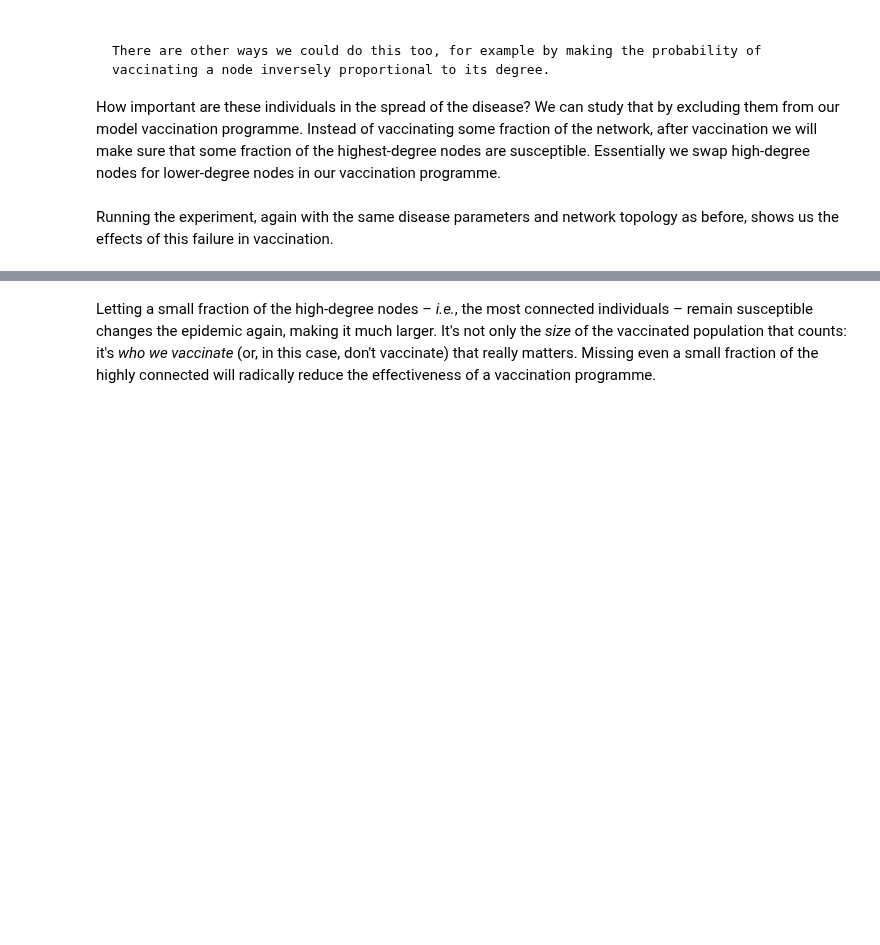
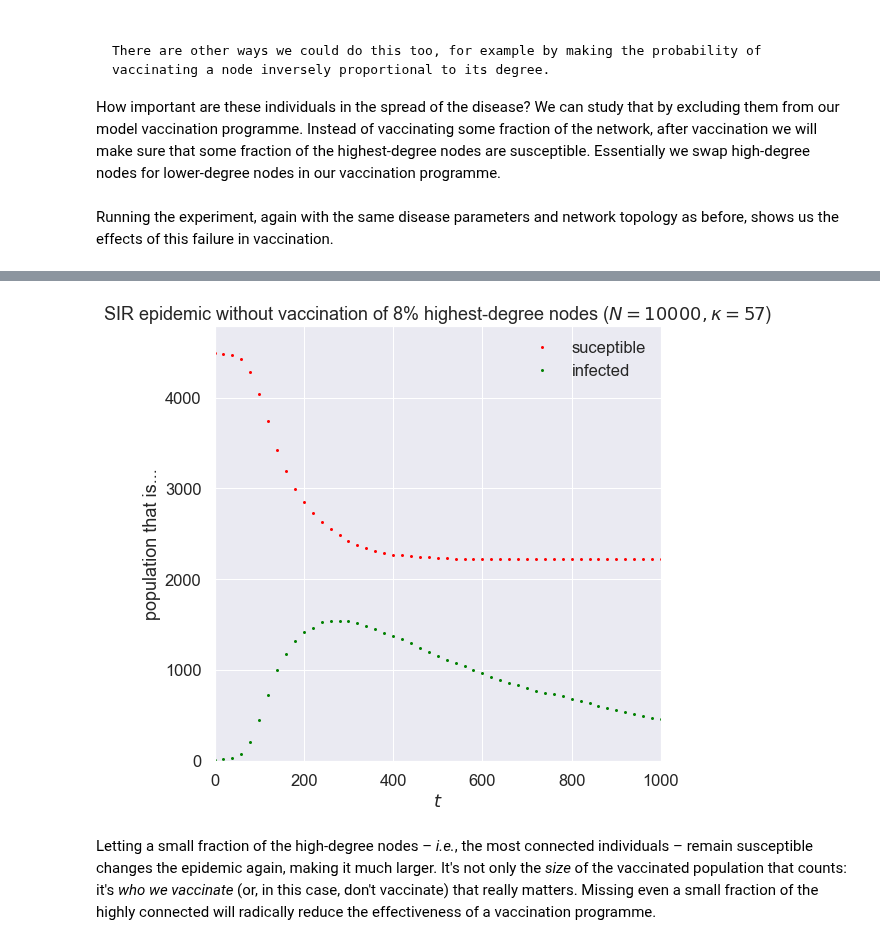
Before and after one commit to simoninireland/introduction-to-epidemics, a Jupyter notebook: src/vaccination.ipynb, the cells around one changed output, grey strips where cells are left out. Drawn from its saved outputs; the diff is of its cells as text; code cells hidden in the pictures; blank space fills up the shorter version.

```diff
--- a/src/vaccination.ipynb
+++ b/src/vaccination.ipynb
@@ -403,7 +404,7 @@ e = PLCNetworkDynamics(m)
 lab.runExperiment(e)
 df = lab.dataframe()
 # %%
-fig = plt.figure(figsize=(6, 6))
+fig = plt.figure(figsize=(8, 8))
 ax = fig.gca()
 
 rc = df[df[MonitoredVaccinatedLowDegreeSIR.K_HIGH_FRACTION] == kHighFraction]
@@ -430,3 +430,4 @@ plt.show()
+[figure, added]
 # %% [markdown]
 Letting a small fraction of the high-degree nodes &ndash; *i.e.*, the most connected individuals &ndash;  remain susceptible changes the epidemic again, making it much larger. It's not only the *size* of the vaccinated population that counts: it's *who we vaccinate* (or, in this case, don't vaccinate) that really matters. Missing even a small fraction of the highly connected will radically reduce the effectiveness of a vaccination programme.
 # %% [markdown]
```
Also changed, not shown: parts of 15 cells of this notebook.
